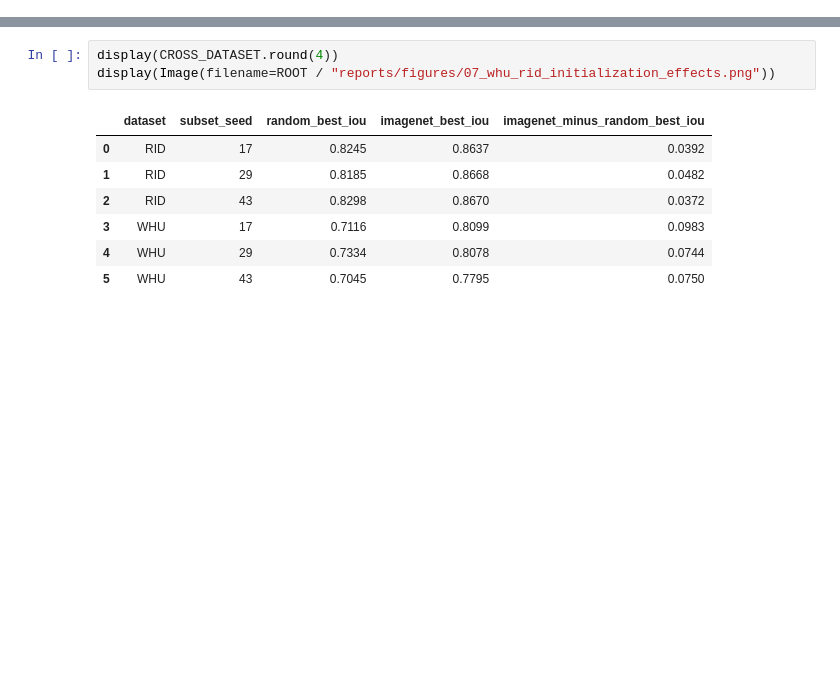
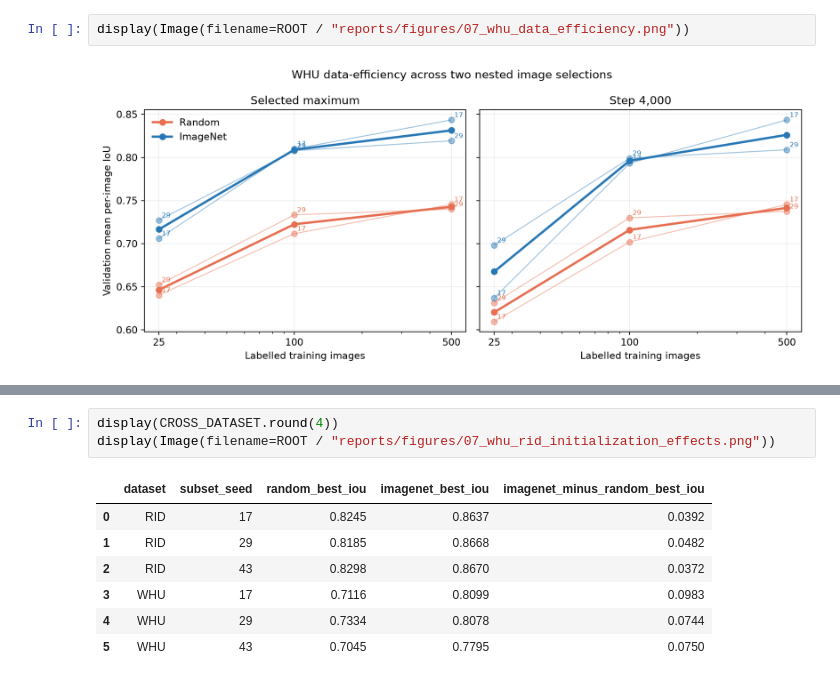
Before and after one commit to manuelmiddendorf/data-efficient-roof-segmentation, a Jupyter notebook: notebooks/07_external_replication_pilot.ipynb, the cells around one changed output, grey strips where cells are left out. Cells and saved outputs as stored; diff of their text form; blank space fills up the shorter version.

Commit message:
Add WHU data-efficiency learning curves (#21)
* Add nested WHU learning-curve runs

* Analyze WHU data-efficiency curves

```diff
--- a/notebooks/07_external_replication_pilot.ipynb
+++ b/notebooks/07_external_replication_pilot.ipynb
@@ -144,0 +83,4 @@ RID offers the closest existing comparison: three uniform-random n=100 subsets t
+# %%
+display(Image(filename=ROOT / "reports/figures/07_whu_data_efficiency.png"))
+# %% [output]
+[figure, added]
```
Also changed, not shown: parts of 53 cells of this notebook, 25 other files.
